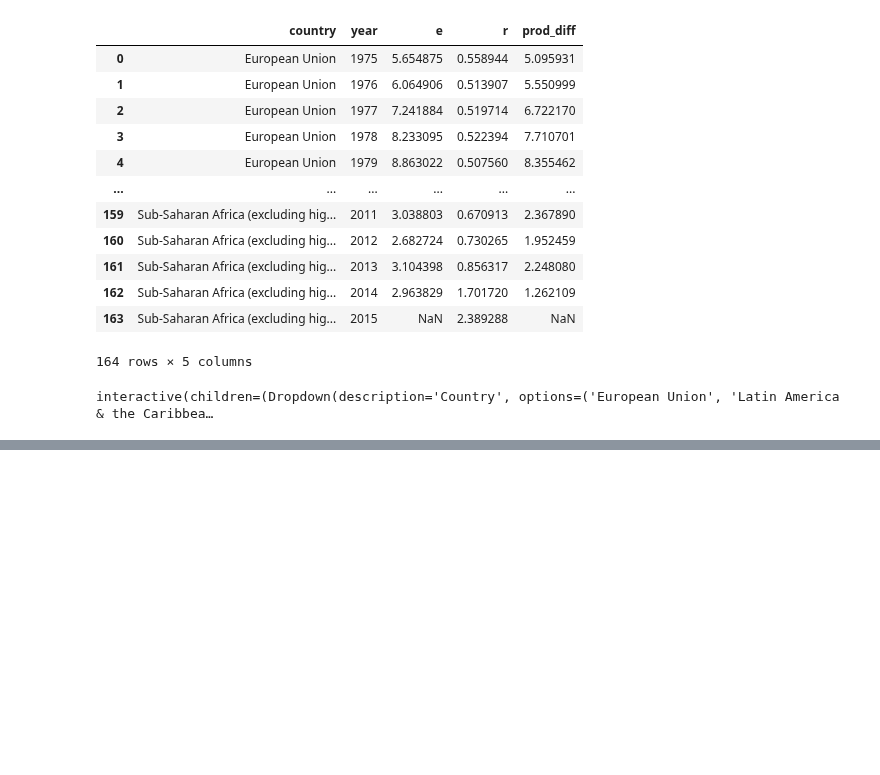
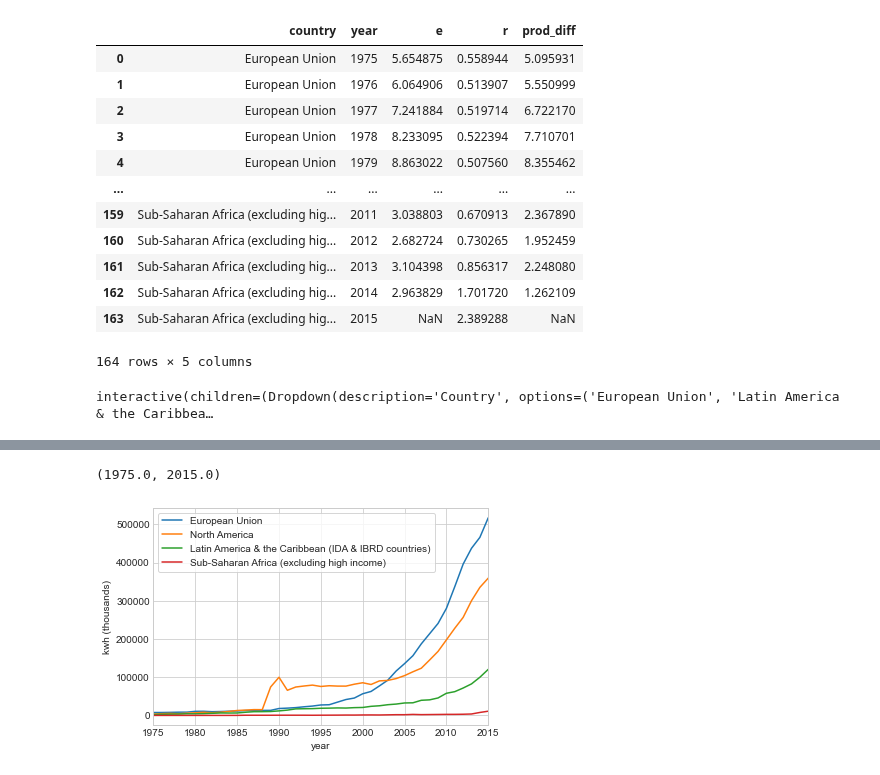
Before and after one commit to ghz106/Data-project, a Jupyter notebook: Data project.ipynb, the cells around one changed output, grey strips where cells are left out. Cells and saved outputs as stored; diff of their text form; code cells hidden in the pictures; blank space fills up the shorter version.

```diff
--- a/Data project.ipynb
+++ b/Data project.ipynb
@@ -112,3 +111,16 @@ widgets.interact(plot_wb,
 );
 # %% [output]
 interactive(children=(Dropdown(description='Country', options=('European Union', 'Latin America & the Caribbea…
+# %%
+from pandas_datareader import wb
+wb_rnwx_kwh = wb.download(indicator='EG.ELC.RNWX.KH', country=['EUU', 'NAC', 'SSA', 'TLA'], start=1975, end=2015)
+#wb_rnwx_kwh = wb_rnwx_kwh.rename(columns = {'EG.ELC.RNWX.KH':'elec_prod_from_renewable_energy_in_kwh'})
+wb_rnwx_kwh = wb_rnwx_kwh.reset_index()
+wb_rnwx_kwh.year = wb_rnwx_kwh.year.astype(int)
+wb_rnwx_kwh.country = wb_rnwx_kwh.country.astype('string')
+wb_rnwx_kwh = wb_rnwx_kwh.sort_values(['country','year'])
+wb_rnwx_kwh.dropna()
+wb_rnwx_kwh.rename(columns={'EG.ELC.RNWX.KH':'e_in_kwh'}, inplace=True)
+wb_rnwx_kwh['e_in_kwh_thousand'] = wb_rnwx_kwh['e_in_kwh']/1000000
+
+wb_rnwx_kwh.head(5)
@@ -114,0 +134,9 @@ interactive(children=(Dropdown(description='Country', options=('European Union',
+# %%
+wb_rnwx_kwh_ = wb_rnwx_kwh.copy()
+
+wb_rnwx_kwh_mean = wb_rnwx_kwh_.groupby('country')['e_in_kwh_thousand'].agg('mean') # spliting and apllying in one swoop
+
+wb_rnwx_kwh_mean.name = 'wb_rnwx_kwh_mean'
+wb_rnwx_kwh_ = wb_rnwx_kwh_.set_index('country').join(wb_rnwx_kwh_mean, how='left') # combining
+wb_rnwx_kwh_['demean'] = wb_rnwx_kwh_.e_in_kwh_thousand - wb_rnwx_kwh_.wb_rnwx_kwh_mean
+wb_rnwx_kwh_.xs('European Union')
@@ -114,0 +162,16 @@ interactive(children=(Dropdown(description='Country', options=('European Union',
+# %%
+regions = ['European Union','North America','Latin America & the Caribbean (IDA & IBRD countries)', 'Sub-Saharan Africa (excluding high income)']
+
+fig = plt.figure()
+ax = fig.add_subplot(1,1,1)
+
+# Here we use the fact that the index has multiple levels (years) for an elegant loop
+for i in regions:
+    wb_rnwx_kwh_.xs(i).plot(x='year',y='e_in_kwh_thousand',ax=ax,label=i)
+
+ax.legend(frameon=True)
+ax.set_ylabel('kwh (thousands)')
+ax.set_xlim(1975, 2015)
+# %% [output]
+(1975.0, 2015.0)
+[figure, added]
```
Also changed, not shown: parts of 4 cells of this notebook.
